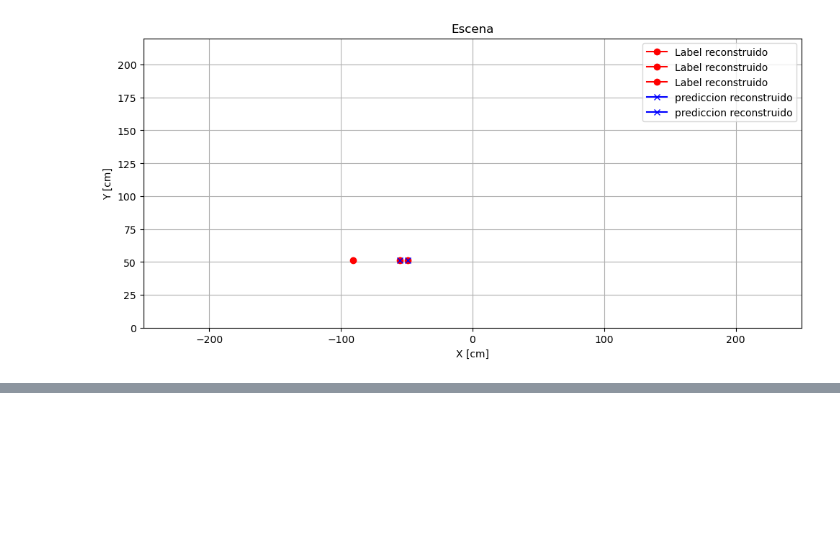
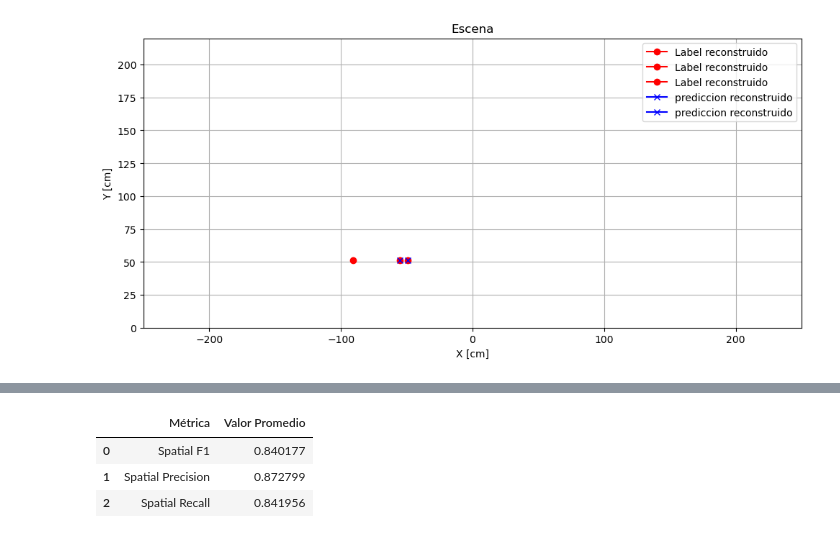
Before and after one commit to Juanpmartinez180/Data-Science-Projects, a Jupyter notebook: ultrasonic_radar/model_testing_and_evaluation.ipynb, the cells around one changed output, grey strips where cells are left out. Saved outputs shown, nothing was run; the diff lists cells and outputs as text; code cells hidden in the pictures; blank space fills up the shorter version.

```diff
--- a/ultrasonic_radar/model_testing_and_evaluation.ipynb
+++ b/ultrasonic_radar/model_testing_and_evaluation.ipynb
@@ -221,0 +295,87 @@ Dibujar punto en X=-49.0, Y=51.0
+# %%
+# =============================================================================
+# 2. OPTIMIZACIÓN: PRE-CÁLCULO DE DISTANCIAS
+# =============================================================================
+print("Pre-calculando matriz de distancias global (esto acelera todo)...")
+# Matriz de (N_cuadrantes x N_cuadrantes) con la distancia entre cada par
+# Esto nos evita calcular geometria euclidiana dentro de los bucles
+global_dist_matrix = cdist(mapa_centroides, mapa_centroides)
+print("Matriz calculada.")
+
+# Pre-calcular predicciones del modelo (Probabilidades) una sola vez
+print("Generando predicciones crudas para todo el set de test...")
+y_pred_probs_all = model.predict(X_test, verbose=1, batch_size=64)
+
+# =============================================================================
+# 3. FUNCIONES DE EVALUACIÓN EFICIENTE
+# =============================================================================
+
+def evaluate_batch_spatial(y_true_batch, y_probs_batch, threshold, tolerance, dist_matrix):
+    """
+    Calcula métricas espaciales promedio para un lote de datos usando la matriz de distancias pre-calculada.
+    """
+    n_samples = y_true_batch.shape[0]
+    f1_scores, prec_scores, rec_scores = [], [], []
+
+    # Binarizar predicciones según umbral
+    y_pred_bin = (y_probs_batch > threshold).astype(int)
+
+    for i in range(n_samples):
+        # Obtener índices activos (donde hay un 1)
+        true_indices = np.where(y_true_batch[i] == 1)[0]
+        pred_indices = np.where(y_pred_bin[i] == 1)[0]
+
+        # Casos borde (sin objetos o sin predicciones)
+        if len(true_indices) == 0 and len(pred_indices) == 0:
+            f1_scores.append(1.0); prec_scores.append(1.0); rec_scores.append(1.0)
+            continue
+        if len(true_indices) > 0 and len(pred_indices) == 0:
+            f1_scores.append(0.0); prec_scores.append(0.0); rec_scores.append(0.0)
+            continue
+        if len(true_indices) == 0 and len(pred_indices) > 0:
+            f1_scores.append(0.0); prec_scores.append(0.0); rec_scores.append(0.0) # FP puro
+            continue
+
+        # --- LÓGICA ESPACIAL USANDO MATRIZ ---
+        # Sub-matriz de distancias relevantes para esta muestra:
+        # Filas = Objetos Reales, Columnas = Objetos Predichos
+        dists_sample = dist_matrix[np.ix_(true_indices, pred_indices)]
+
+        # 1. Spatial Recall: ¿Cuántos reales tienen al menos un predicho cerca?
+        # min(axis=1) nos da la distancia al predicho más cercano para cada real
+        has_match_true = np.min(dists_sample, axis=1) <= tolerance
+        spatial_tp_recall = np.sum(has_match_true)
+        spatial_fn = len(true_indices) - spatial_tp_recall
+
+        # 2. Spatial Precision: ¿Cuántos predichos tienen al menos un real cerca?
+        # min(axis=0) nos da la distancia al real más cercano para cada predicho
+        has_match_pred = np.min(dists_sample, axis=0) <= tolerance
+        spatial_tp_precision = np.sum(has_match_pred) # Predicciones "validas"
+        spatial_fp = len(pred_indices) - spatial_tp_precision
+
+        # Cálculos
+        rec = spatial_tp_recall / len(true_indices)
+        prec = spatial_tp_precision / len(pred_indices)
+        f1 = 2 * (prec * rec) / (prec + rec + 1e-7)
+
+        f1_scores.append(f1)
+        prec_scores.append(prec)
+        rec_scores.append(rec)
+
+    return np.mean(f1_scores), np.mean(prec_scores), np.mean(rec_scores)
+
+# =============================================================================
+# 4. PARTE A: EVALUACIÓN PUNTUAL (Baseline)
+# =============================================================================
+DEFAULT_THRESH = 0.3
+DEFAULT_TOL = 12.0 # 2 veces el tamaño del cuadrante
+
+print(f"\n--- Evaluación Baseline (Umbral={DEFAULT_THRESH}, Tolerancia={DEFAULT_TOL}cm) ---")
+f1, prec, rec = evaluate_batch_spatial(y_test, y_pred_probs_all, DEFAULT_THRESH, DEFAULT_TOL, global_dist_matrix)
+
+results_df = pd.DataFrame({
+    'Métrica': ['Spatial F1', 'Spatial Precision', 'Spatial Recall'],
+    'Valor Promedio': [f1, prec, rec]
+})
+display(results_df) # Muestra tabla bonita en Jupyter
+# %% [output]
@@ -221,0 +388,4 @@ Dibujar punto en X=-49.0, Y=51.0
+|  | Métrica | Valor Promedio |
+| 0 | Spatial F1 | 0.840177 |
+| 1 | Spatial Precision | 0.872799 |
+| 2 | Spatial Recall | 0.841956 |
```
Also changed, not shown: parts of 7 cells of this notebook.
